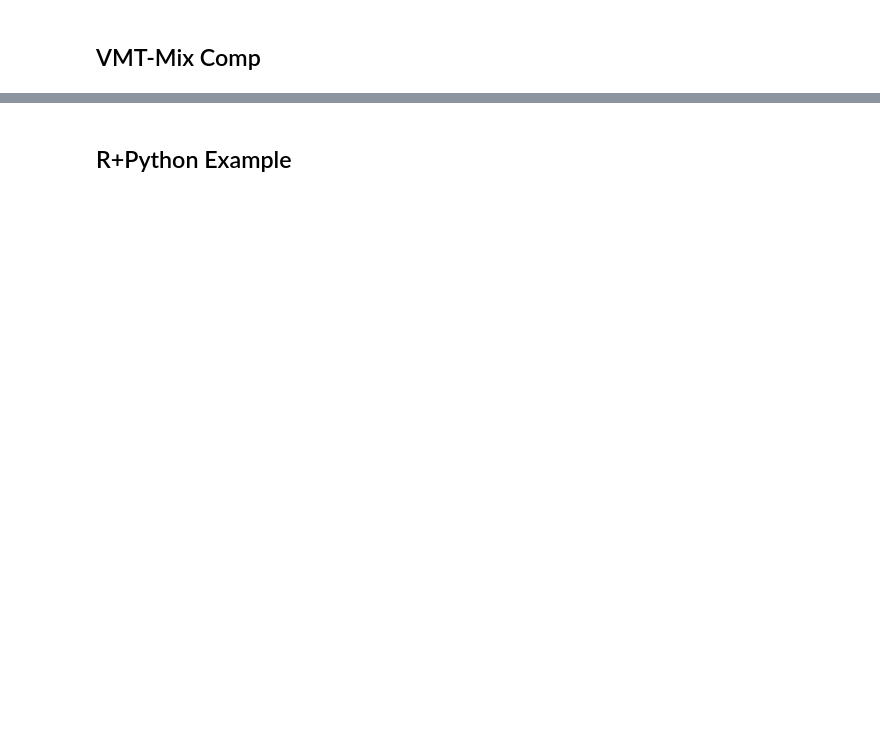
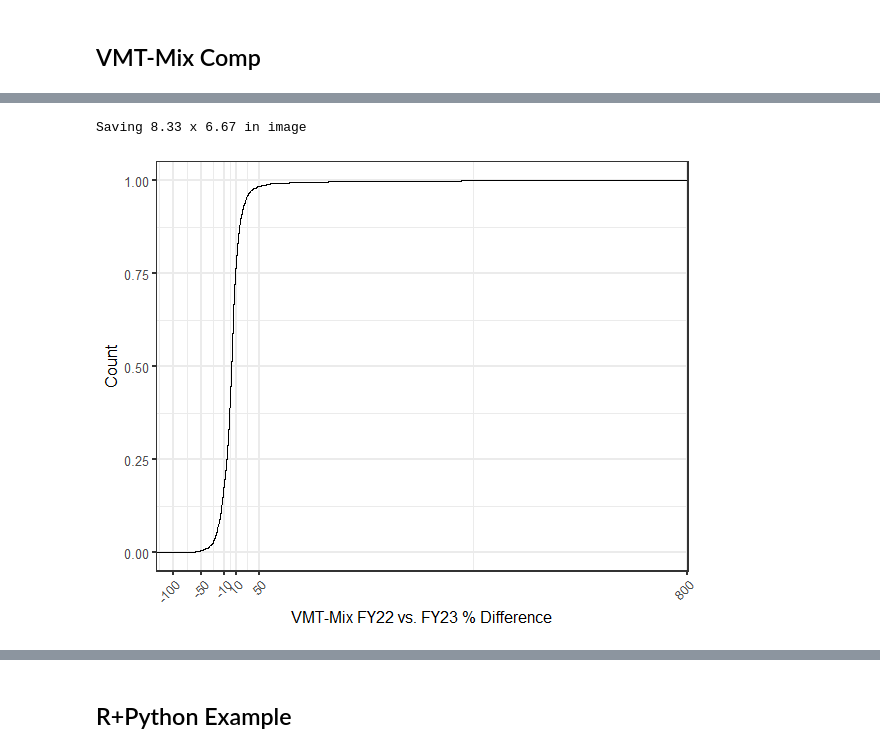
Before and after one commit to Apoorb/FY23_VMT_Mix, a Jupyter notebook: analysis/aerr_impact_fy23.ipynb, the cells around one changed output, grey strips where cells are left out. Saved outputs shown, nothing was run; the diff lists cells and outputs as text; code cells hidden in the pictures; blank space fills up the shorter version.

```diff
--- a/analysis/aerr_impact_fy23.ipynb
+++ b/analysis/aerr_impact_fy23.ipynb
@@ -1530,0 +1625,12 @@ vmtmix_comp = vmtmix_comp.sort_values("vmt_mix_perdiff_fy23_fy22", ascending=Fal
+# %%
+%%R -i vmtmix_comp -w 600
+require(ggplot2)
+require(awtools)
+p = ggplot(data=vmtmix_comp, aes(x=vmt_mix_perdiff_fy23_fy22)) + stat_ecdf() +
+theme_bw(base_size = 16) + theme(legend.position="none", axis.text.x=element_text(angle=45,hjust=1)) + labs(x = "VMT-Mix FY22 vs. FY23 % Difference", y = "Count",) + scale_x_continuous(breaks=c(-100, -50, -10, 10, 50,800)) + a_flat_fill()
+path_fig_out = "E:/Texas A&M Transportation Institute/TxDOT_TPP_Projects - Task 5.3 Activity Forecasting Factors/Tasks/VMT_Mix/Presentation/vmt_mix_perdiff_fy23_fy22_ecdf.png"
+ggsave(path_fig_out)
+p
+# %% [output]
+Saving 8.33 x 6.67 in image
+[figure, added]
```
Also changed, not shown: parts of 39 cells of this notebook, 2 other files.
